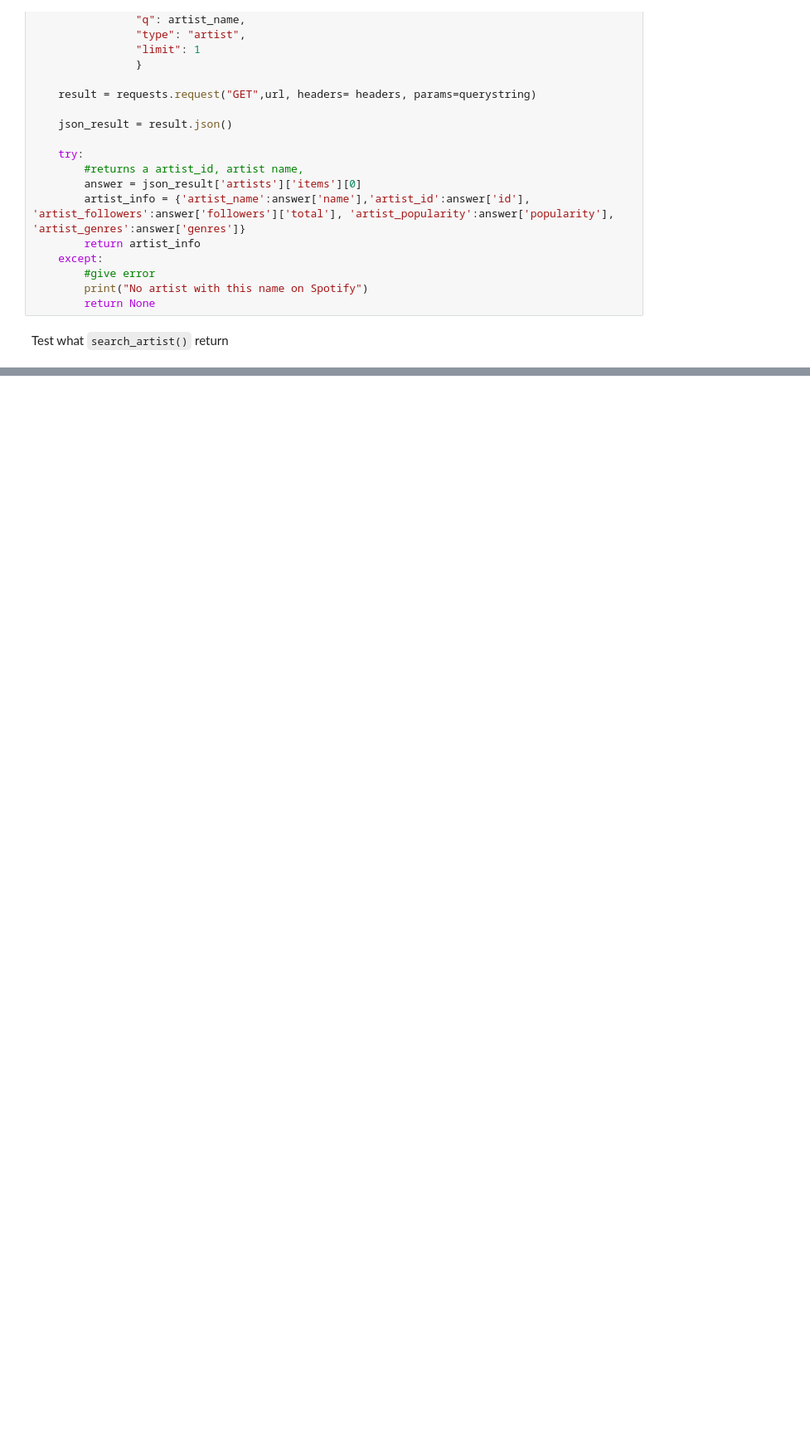
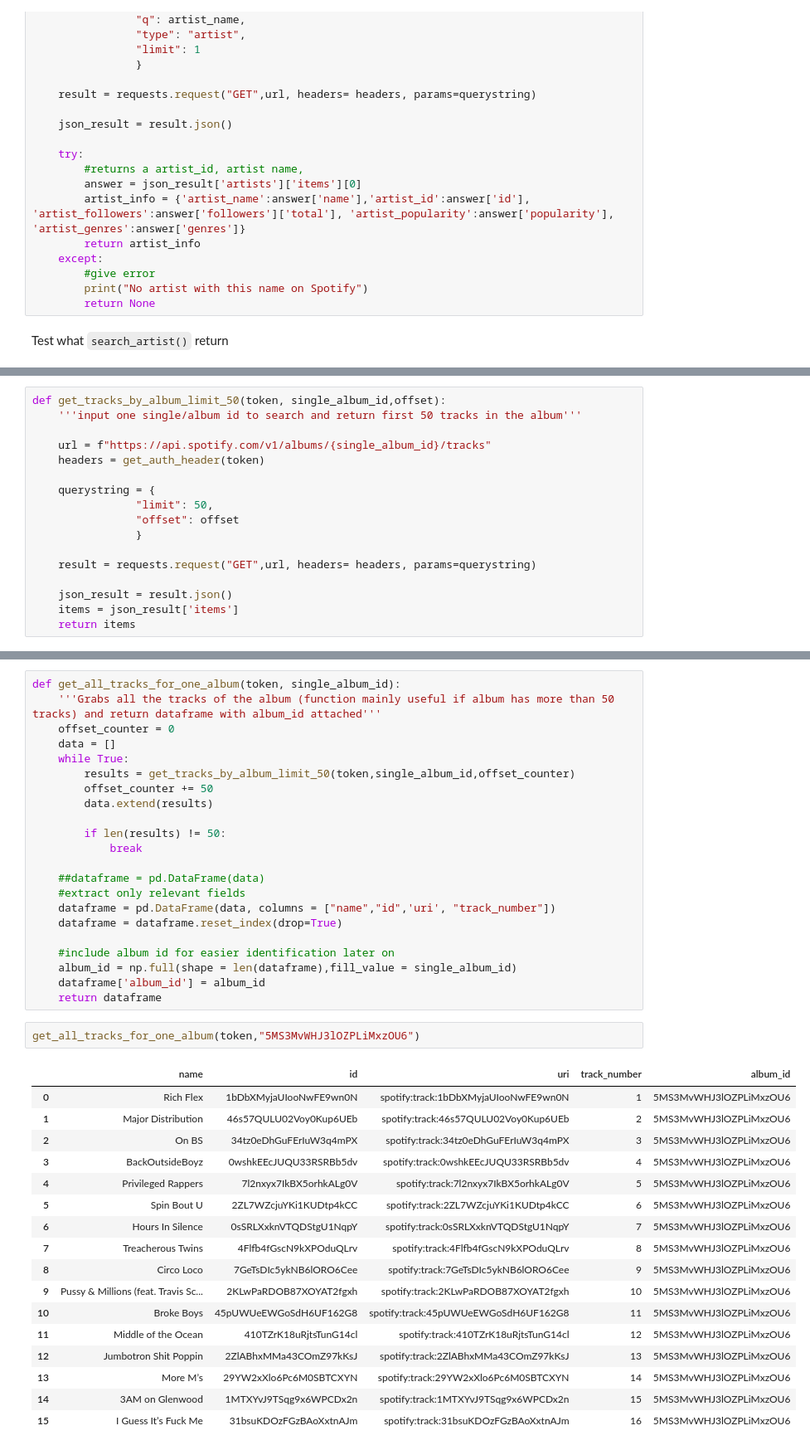
Before and after one commit to jttsai99/Spotify-PlayCounts, a Jupyter notebook: documented_requests_func.ipynb, the cells around one changed output, grey strips where cells are left out. Shown: that part at 83% size. Drawn from its saved outputs; the diff is of its cells as text; blank space fills up the shorter version.

```diff
--- a/documented_requests_func.ipynb
+++ b/documented_requests_func.ipynb
@@ -188,0 +260,17 @@ all_albums
+# %%
+def get_tracks_by_album_limit_50(token, single_album_id,offset):
+    '''input one single/album id to search and return first 50 tracks in the album'''
+
+    url = f"https://api.spotify.com/v1/albums/{single_album_id}/tracks"
+    headers = get_auth_header(token)
+
+    querystring = {
+                "limit": 50,
+                "offset": offset
+                }
+
+    result = requests.request("GET",url, headers= headers, params=querystring)
+
+    json_result = result.json()
+    items = json_result['items']
+    return items
@@ -188,0 +302,42 @@ all_albums
+# %%
+def get_all_tracks_for_one_album(token, single_album_id):
+    '''Grabs all the tracks of the album (function mainly useful if album has more than 50 tracks) and return dataframe with album_id attached'''
+    offset_counter = 0
+    data = []
+    while True:
+        results = get_tracks_by_album_limit_50(token,single_album_id,offset_counter)
+        offset_counter += 50
+        data.extend(results)
+
+        if len(results) != 50:
+            break
+
+    ##dataframe = pd.DataFrame(data)
+    #extract only relevant fields
+    dataframe = pd.DataFrame(data, columns = ["name","id",'uri', "track_number"])
+    dataframe = dataframe.reset_index(drop=True)
+
+    #include album id for easier identification later on
+    album_id = np.full(shape = len(dataframe),fill_value = single_album_id)
+    dataframe['album_id'] = album_id
+    return dataframe
+# %%
+get_all_tracks_for_one_album(token,"5MS3MvWHJ3lOZPLiMxzOU6")
+# %% [output]
+|  | name | id | uri | track_number | album_id |
+| 0 | Rich Flex | 1bDbXMyjaUIooNwFE9wn0N | spotify:track:1bDbXMyjaUIooNwFE9wn0N | 1 | 5MS3MvWHJ3lOZPLiMxzOU6 |
+| 1 | Major Distribution | 46s57QULU02Voy0Kup6UEb | spotify:track:46s57QULU02Voy0Kup6UEb | 2 | 5MS3MvWHJ3lOZPLiMxzOU6 |
+| 2 | On BS | 34tz0eDhGuFErIuW3q4mPX | spotify:track:34tz0eDhGuFErIuW3q4mPX | 3 | 5MS3MvWHJ3lOZPLiMxzOU6 |
+| 3 | BackOutsideBoyz | 0wshkEEcJUQU33RSRBb5dv | spotify:track:0wshkEEcJUQU33RSRBb5dv | 4 | 5MS3MvWHJ3lOZPLiMxzOU6 |
+| 4 | Privileged Rappers | 7l2nxyx7IkBX5orhkALg0V | spotify:track:7l2nxyx7IkBX5orhkALg0V | 5 | 5MS3MvWHJ3lOZPLiMxzOU6 |
+| 5 | Spin Bout U | 2ZL7WZcjuYKi1KUDtp4kCC | spotify:track:2ZL7WZcjuYKi1KUDtp4kCC | 6 | 5MS3MvWHJ3lOZPLiMxzOU6 |
+| 6 | Hours In Silence | 0sSRLXxknVTQDStgU1NqpY | spotify:track:0sSRLXxknVTQDStgU1NqpY | 7 | 5MS3MvWHJ3lOZPLiMxzOU6 |
+| 7 | Treacherous Twins | 4Flfb4fGscN9kXPOduQLrv | spotify:track:4Flfb4fGscN9kXPOduQLrv | 8 | 5MS3MvWHJ3lOZPLiMxzOU6 |
+| 8 | Circo Loco | 7GeTsDIc5ykNB6lORO6Cee | spotify:track:7GeTsDIc5ykNB6lORO6Cee | 9 | 5MS3MvWHJ3lOZPLiMxzOU6 |
+| 9 | Pussy & Millions (feat. Travis Sc... | 2KLwPaRDOB87XOYAT2fgxh | spotify:track:2KLwPaRDOB87XOYAT2fgxh | 10 | 5MS3MvWHJ3lOZPLiMxzOU6 |
+| 10 | Broke Boys | 45pUWUeEWGoSdH6UF162G8 | spotify:track:45pUWUeEWGoSdH6UF162G8 | 11 | 5MS3MvWHJ3lOZPLiMxzOU6 |
+| 11 | Middle of the Ocean | 410TZrK18uRjtsTunG14cl | spotify:track:410TZrK18uRjtsTunG14cl | 12 | 5MS3MvWHJ3lOZPLiMxzOU6 |
+| 12 | Jumbotron Shit Poppin | 2ZlABhxMMa43COmZ97kKsJ | spotify:track:2ZlABhxMMa43COmZ97kKsJ | 13 | 5MS3MvWHJ3lOZPLiMxzOU6 |
+| 13 | More M’s | 29YW2xXlo6Pc6M0SBTCXYN | spotify:track:29YW2xXlo6Pc6M0SBTCXYN | 14 | 5MS3MvWHJ3lOZPLiMxzOU6 |
+| 14 | 3AM on Glenwood | 1MTXYvJ9TSqg9x6WPCDx2n | spotify:track:1MTXYvJ9TSqg9x6WPCDx2n | 15 | 5MS3MvWHJ3lOZPLiMxzOU6 |
+| 15 | I Guess It’s Fuck Me | 31bsuKDOzFGzBAoXxtnAJm | spotify:track:31bsuKDOzFGzBAoXxtnAJm | 16 | 5MS3MvWHJ3lOZPLiMxzOU6 |
```
Also changed, not shown: parts of 32 cells of this notebook.
